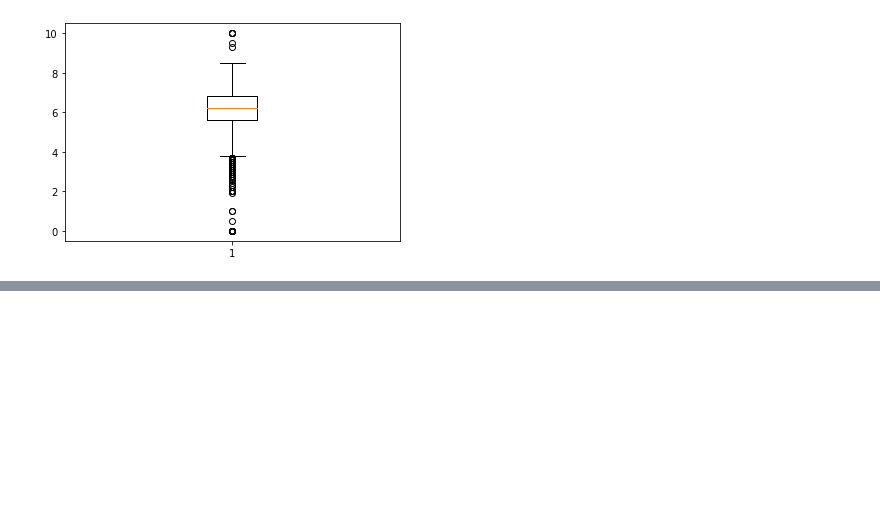
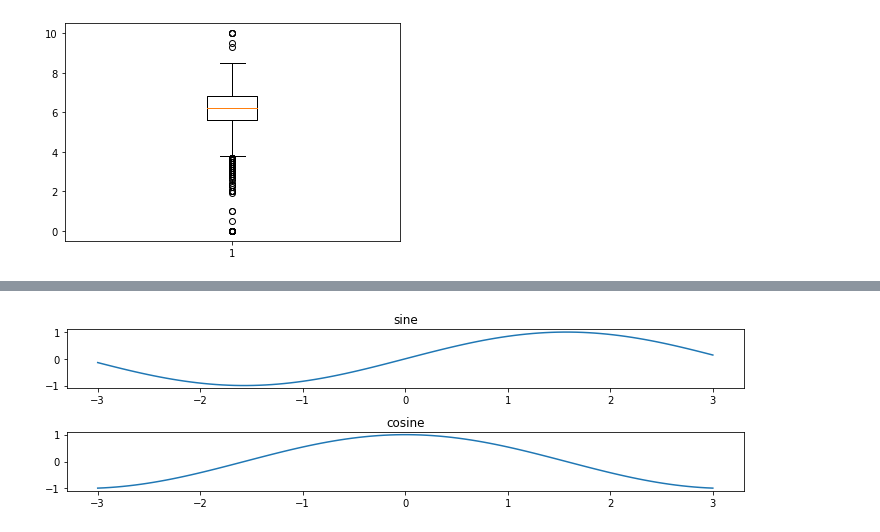
Before and after one commit to lotten30/python-lesson, a Jupyter notebook: datascientistus/Sec.6_Matplotlib.ipynb, the cells around one changed output, grey strips where cells are left out. Cells and saved outputs as stored; diff of their text form; code cells hidden in the pictures; blank space fills up the shorter version.

```diff
--- a/datascientistus/Sec.6_Matplotlib.ipynb
+++ b/datascientistus/Sec.6_Matplotlib.ipynb
@@ -250,0 +285,11 @@ plt.boxplot(df['vote_average'])
+# %%
+fig, axes = plt.subplots(2, 1, figsize=(10, 3))
+x=np.linspace(-3, 3, 100)
+axes[0].set_title('sine')
+axes[1].set_title('cosine')
+axes[0].plot(x, np.sin(x))
+axes[1].plot(x, np.cos(x))
+fig.tight_layout()
+fig.savefig('cos_sin.png')
+# %% [output]
+[figure, added]
```
Also changed, not shown: parts of 8 cells of this notebook, 1 other file.
